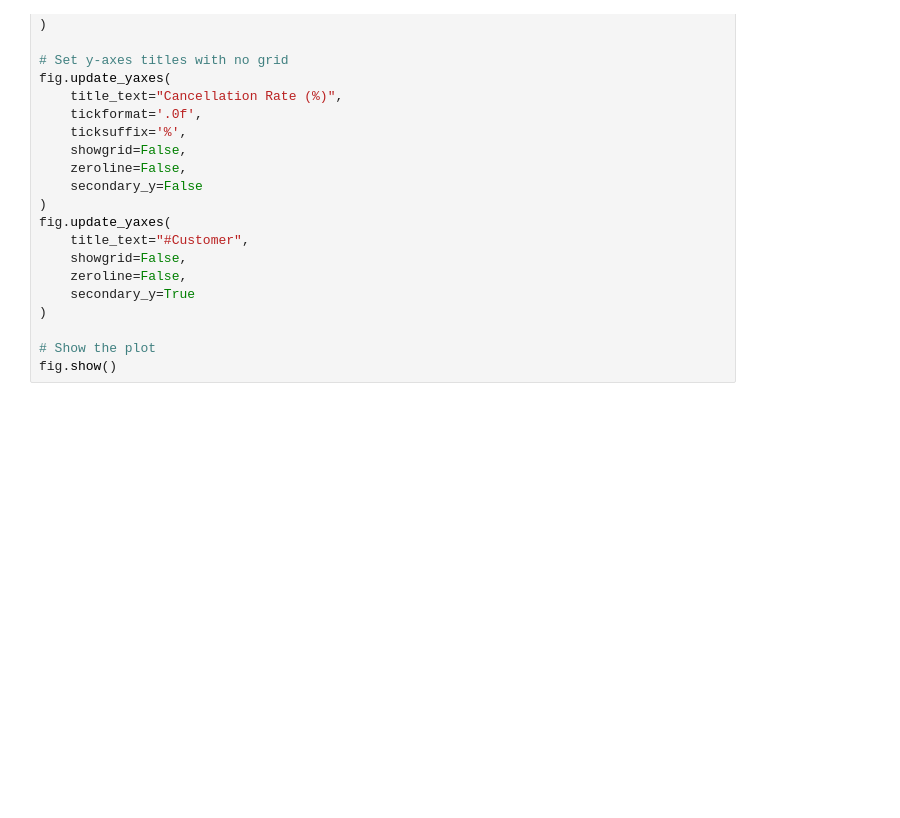
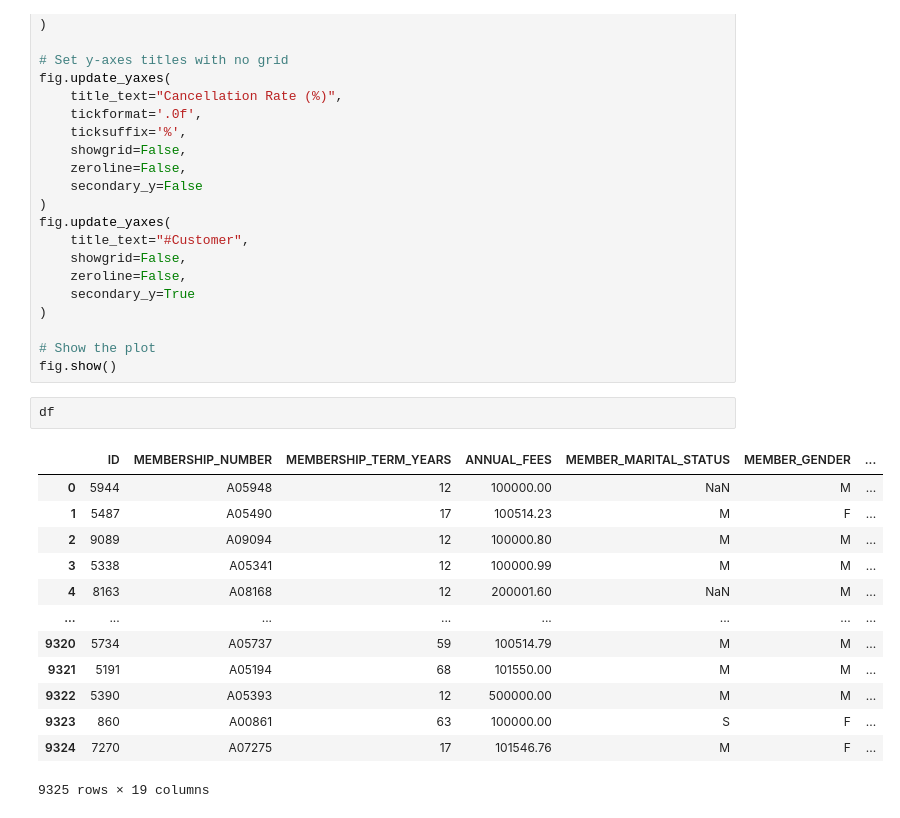
Before and after one commit to AnhDungPham2901/churn-analysis, a Jupyter notebook: notebooks/eda.ipynb, the cells around one changed output. Saved outputs shown, nothing was run; the diff lists cells and outputs as text; blank space fills up the shorter version.

```diff
--- a/notebooks/eda.ipynb
+++ b/notebooks/eda.ipynb
@@ -226,3 +226,19 @@ fig.update_yaxes(
 
 # Show the plot
 fig.show()
+# %%
+df
+# %% [output]
+|  | ID | MEMBERSHIP_NUMBER | MEMBERSHIP_TERM_YEARS | ANNUAL_FEES | MEMBER_MARITAL_STATUS | MEMBER_GENDER | ... |
+| 0 | 5944 | A05948 | 12 | 100000.00 | NaN | M | ... |
+| 1 | 5487 | A05490 | 17 | 100514.23 | M | F | ... |
+| 2 | 9089 | A09094 | 12 | 100000.80 | M | M | ... |
+| 3 | 5338 | A05341 | 12 | 100000.99 | M | M | ... |
+| 4 | 8163 | A08168 | 12 | 200001.60 | NaN | M | ... |
+| ... | ... | ... | ... | ... | ... | ... | ... |
+| 9320 | 5734 | A05737 | 59 | 100514.79 | M | M | ... |
+| 9321 | 5191 | A05194 | 68 | 101550.00 | M | M | ... |
+| 9322 | 5390 | A05393 | 12 | 500000.00 | M | M | ... |
+| 9323 | 860 | A00861 | 63 | 100000.00 | S | F | ... |
+| 9324 | 7270 | A07275 | 17 | 101546.76 | M | F | ... |
+9325 rows × 19 columns
```
Also changed, not shown: parts of 7 cells of this notebook.
